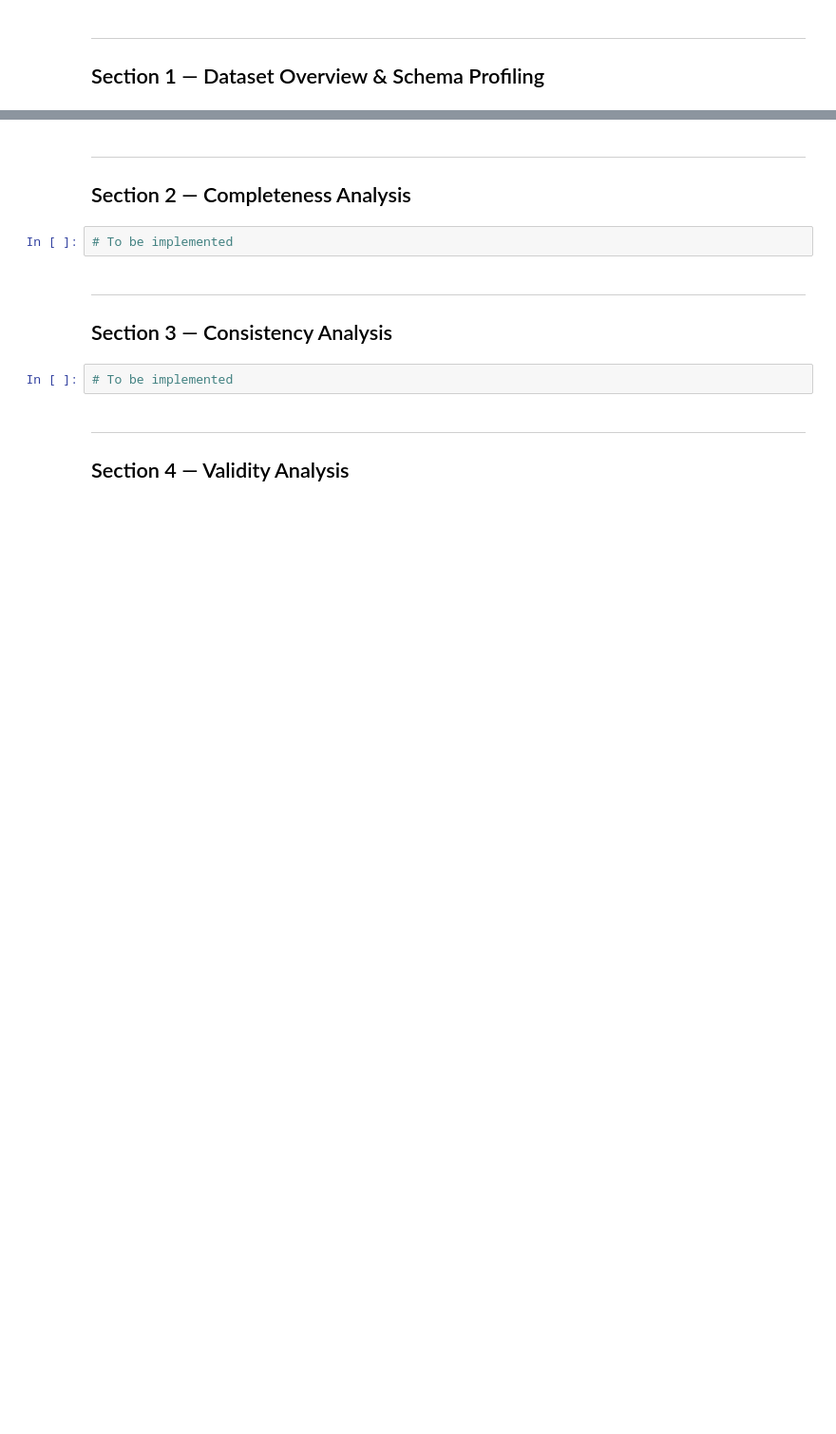
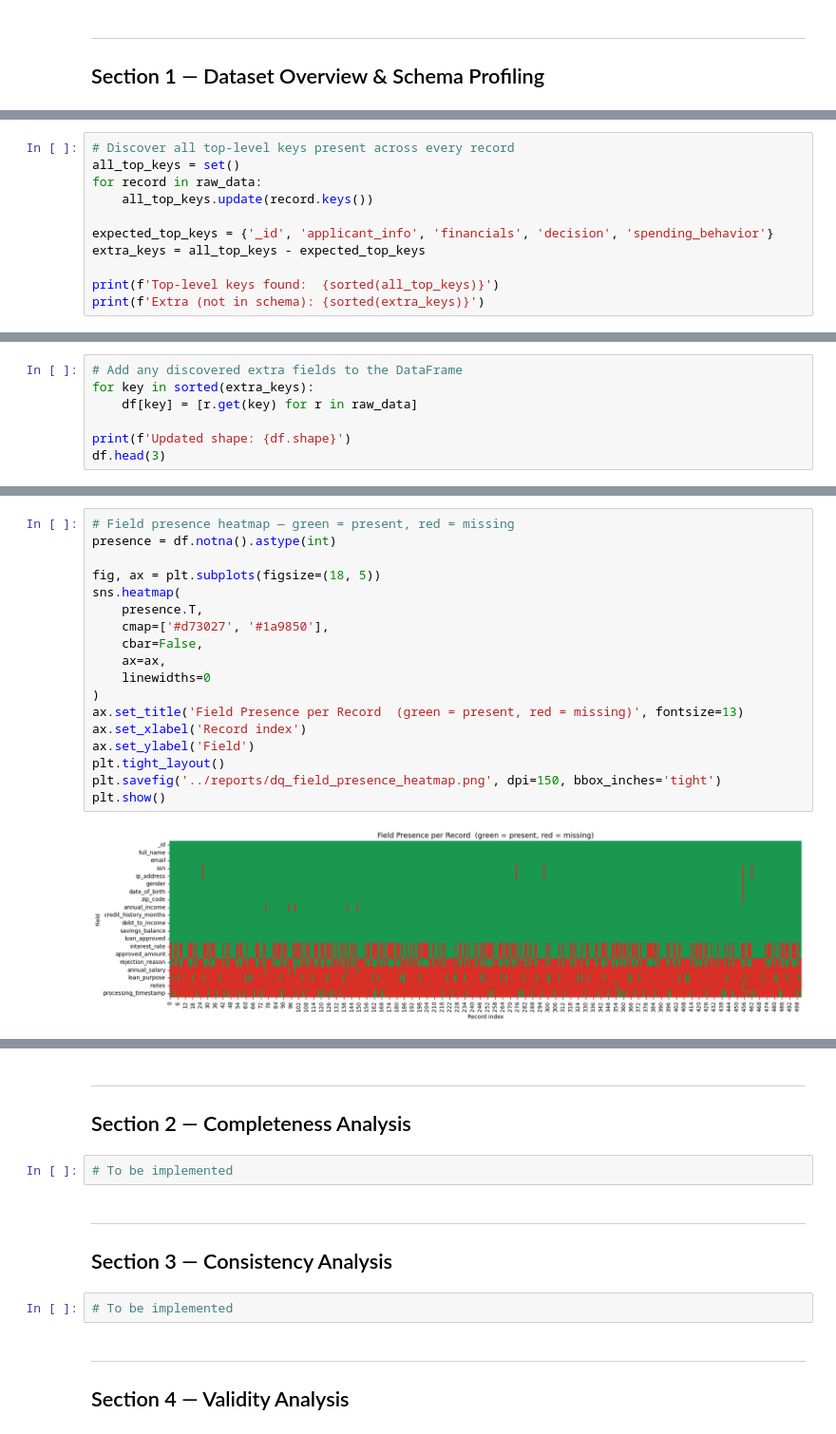
Before and after one commit to FloranMinnaar/dego-project-team5, a Jupyter notebook: notebooks/01-data-quality.ipynb, the cells around one changed output, grey strips where cells are left out. Shown at 95% size. Drawn from its saved outputs; the diff is of its cells as text; blank space fills up the shorter version.

Commit message:
feat: add section 1 dataset overview and field completeness profiling

```diff
--- a/notebooks/01-data-quality.ipynb
+++ b/notebooks/01-data-quality.ipynb
@@ -76,0 +108,11 @@ df.head(3)
+# %%
+# Discover all top-level keys present across every record
+all_top_keys = set()
+for record in raw_data:
+    all_top_keys.update(record.keys())
+
+expected_top_keys = {'_id', 'applicant_info', 'financials', 'decision', 'spending_behavior'}
+extra_keys = all_top_keys - expected_top_keys
+
+print(f'Top-level keys found:  {sorted(all_top_keys)}')
+print(f'Extra (not in schema): {sorted(extra_keys)}')
@@ -76,0 +122,7 @@ df.head(3)
+# %%
+# Add any discovered extra fields to the DataFrame
+for key in sorted(extra_keys):
+    df[key] = [r.get(key) for r in raw_data]
+
+print(f'Updated shape: {df.shape}')
+df.head(3)
@@ -76,0 +135,20 @@ df.head(3)
+# %%
+# Field presence heatmap — green = present, red = missing
+presence = df.notna().astype(int)
+
+fig, ax = plt.subplots(figsize=(18, 5))
+sns.heatmap(
+    presence.T,
+    cmap=['#d73027', '#1a9850'],
+    cbar=False,
+    ax=ax,
+    linewidths=0
+)
+ax.set_title('Field Presence per Record  (green = present, red = missing)', fontsize=13)
+ax.set_xlabel('Record index')
+ax.set_ylabel('Field')
+plt.tight_layout()
+plt.savefig('../reports/dq_field_presence_heatmap.png', dpi=150, bbox_inches='tight')
+plt.show()
+# %% [output]
+[figure, added]
```
Also changed, not shown: parts of 7 cells of this notebook, 1 other file.
